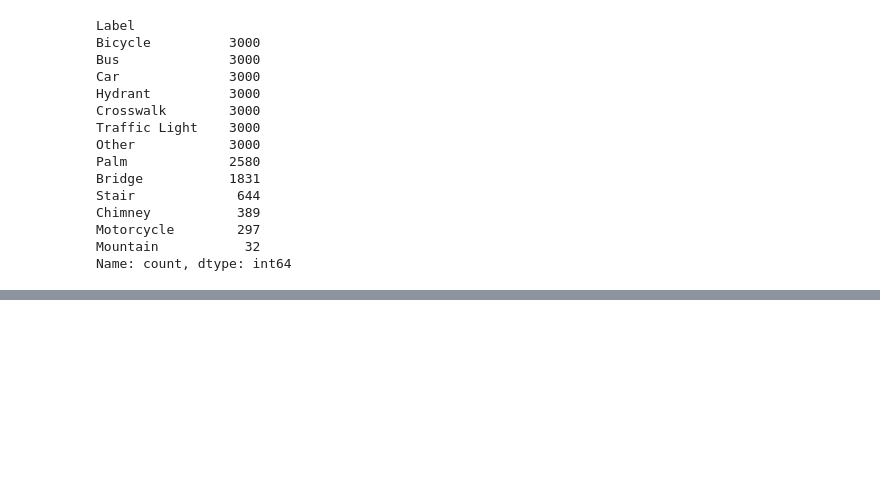
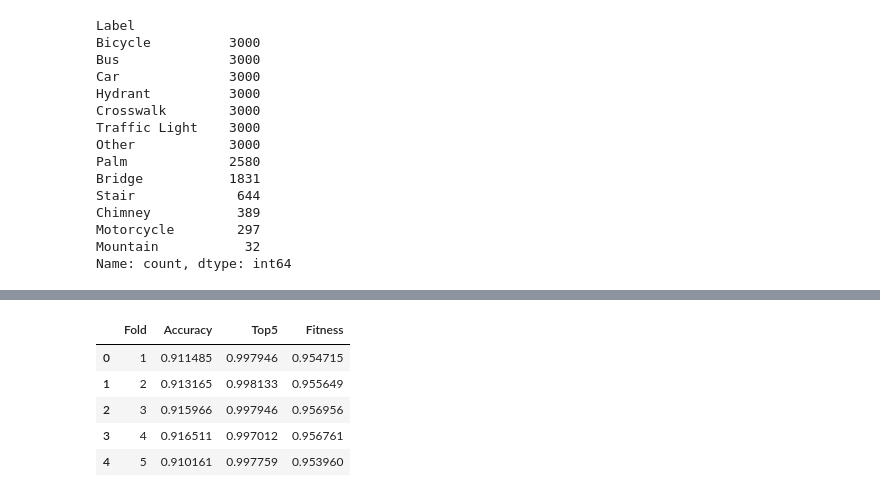
Before and after one commit to caiostoduto/is-reCAPTCHAv2-safe, a Jupyter notebook: src/yolo.ipynb, the cells around one changed output, grey strips where cells are left out. Drawn from its saved outputs; the diff is of its cells as text; code cells hidden in the pictures; blank space fills up the shorter version.

```diff
--- a/src/yolo.ipynb
+++ b/src/yolo.ipynb
@@ -211,16 +171,5 @@ Fold 5 dataset created!
 # %%
-from pathlib import Path
-import pandas as pd
-from sklearn.model_selection import StratifiedKFold
 from ultralytics import YOLO
-
-N_FOLDS = 5
-
-classification_models = ["yolo11n-cls.pt", "yolo11s-cls.pt", "yolo11m-cls.pt", "yolo11l-cls.pt", "yolo11x-cls.pt"]
-model_name = classification_models[0]
-
-skf = StratifiedKFold(n_splits=N_FOLDS, shuffle=True, random_state=42)
-
 
 # Store results from all folds
 all_results = []
@@ -235,12 +184,12 @@ for fold, (train_idx, val_idx) in enumerate(skf.split(df, df['Label'])):
     labels_file = dataset_root / "labels.txt"
 
     # Initialize fresh model for each fold
-    model = YOLO("yolo11n-cls.pt")
+    model = YOLO(model_name)
     model.to('cuda')
     # Train on this fold
     results = model.train(
         data=str(dataset_root),
-        epochs=2,
+        epochs=100,
         imgsz=224,
         batch=10,
         patience=50,
@@ -269,8 +218,8 @@ print(f"{'='*50}")
 metrics_df = pd.DataFrame([
     {
         'Fold': r['fold'],
-        # Add relevant metrics from results here
-        # e.g., 'Accuracy': r['results'].top1 if hasattr(r['results'], 'top1') else None
+        # Metrics from results here
+        'Accuracy': r['results'].top1 if hasattr(r['results'], 'top1') else None
     }
     for r in all_results
 ])
@@ -306,0 +265,62 @@ Starting training for 2 epochs...
+# %%
+# Extract and display metrics across folds
+metrics_df = pd.DataFrame([
+    {
+        'Fold': r['fold'],
+        'Accuracy': r['results'].top1 if hasattr(r['results'], 'top1') else None,
+        'Top5': r['results'].top5 if hasattr(r['results'], 'top5') else None,
+        'Fitness': r['results'].fitness if hasattr(r['results'], 'fitness') else None
+    }
+    for r in all_results
+])
+
+display(metrics_df)
+
+# Calculate average performance
+print("\nAverage Performance Across Folds:")
+for col in metrics_df.columns:
+    if col != 'Fold' and pd.api.types.is_numeric_dtype(metrics_df[col]):
+        mean_val = metrics_df[col].mean()
+        std_val = metrics_df[col].std()
+        print(f"{col}: {mean_val:.4f} ± {std_val:.4f}")
+
+for r in all_results:
+    display(r['results'].save_dir)
+
+metrics_df.to_csv("is_recaptchav2_safe_kfold/metrics1.csv")
+
+params = {
+    "data": str(dataset_root),
+    "epochs": 100,
+    "imgsz": 224,
+    "batch": 10,
+    "patience": 50,
+    "save": True,
+    "project": "is_recaptchav2_safe_kfold",
+    "name": f"fold_yolo11",
+    "plots": True,
+    "val": True,
+}
+
+with open("is_recaptchav2_safe_kfold/metrics.txt", 'w') as f:
+    f.write(f"Folds: {N_FOLDS}\n")
+
+    f.write("\n")
+
+    for param in params.items():
+        f.write(f"{param[0]}: {param[1]}\n")
+
+    f.write("\n")
+
+    for col in metrics_df.columns:
+        if col != 'Fold' and pd.api.types.is_numeric_dtype(metrics_df[col]):
+            mean_val = metrics_df[col].mean()
+            std_val = metrics_df[col].std()
+            f.write(f"{col}: {mean_val:.4f} ± {std_val:.4f}\n")
+# %% [output]
+|  | Fold | Accuracy | Top5 | Fitness |
+| 0 | 1 | 0.911485 | 0.997946 | 0.954715 |
+| 1 | 2 | 0.913165 | 0.998133 | 0.955649 |
+| 2 | 3 | 0.915966 | 0.997946 | 0.956956 |
+| 3 | 4 | 0.916511 | 0.997012 | 0.956761 |
+| 4 | 5 | 0.910161 | 0.997759 | 0.953960 |
```
Also changed, not shown: parts of 8 cells of this notebook.
